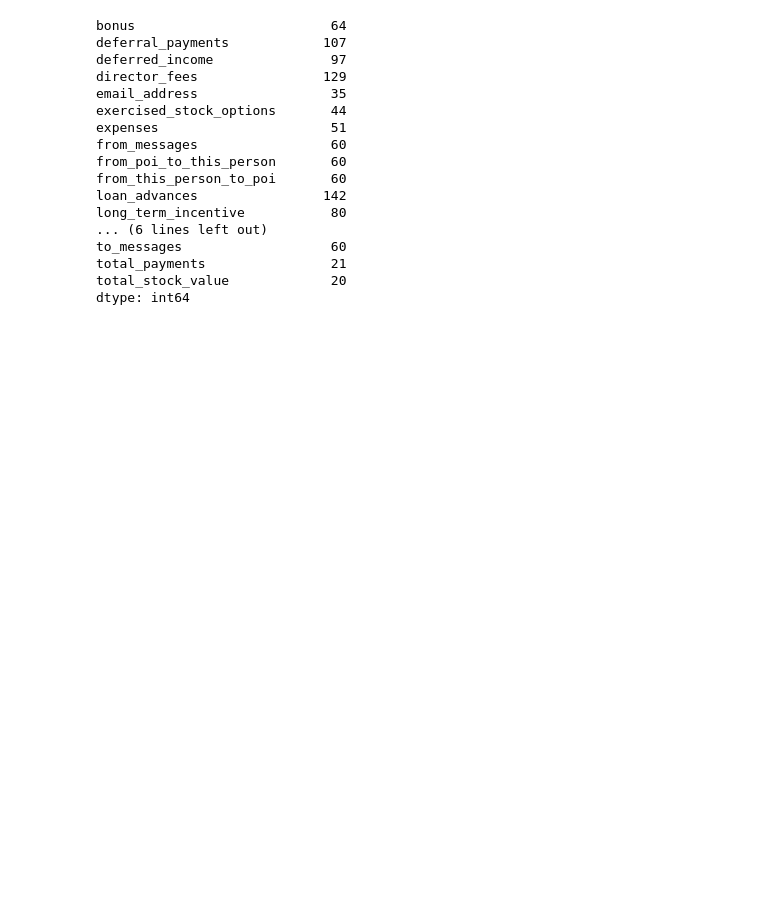
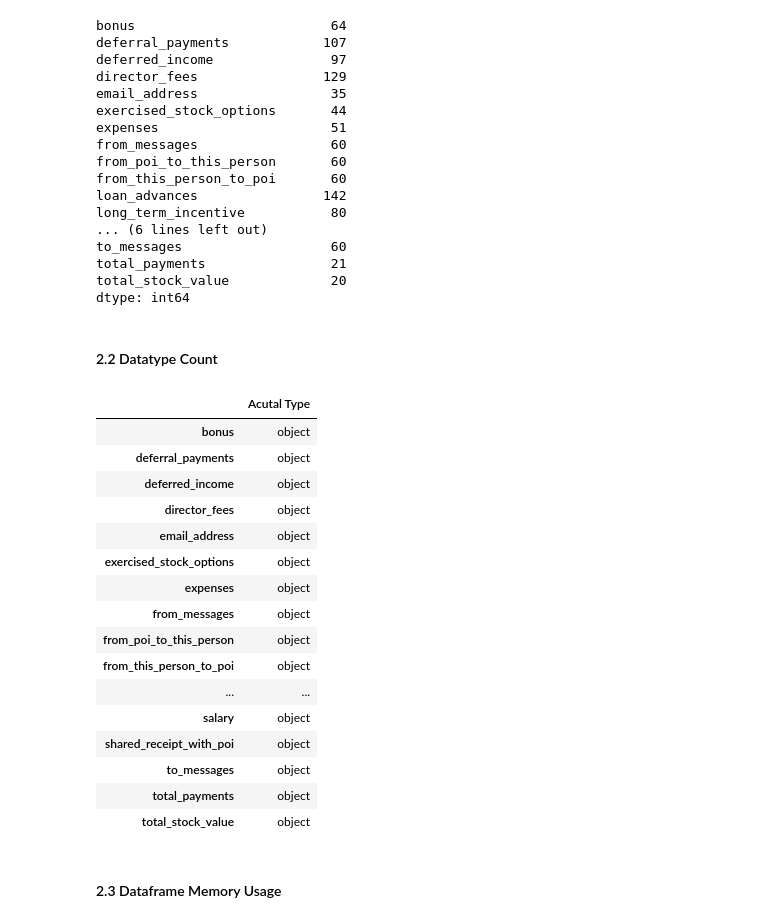
Before and after one commit to DIGITALAPTECH/ML_Boilerplate, a Jupyter notebook: eda.ipynb, the cells around one changed output. Saved outputs shown, nothing was run; the diff lists cells and outputs as text; code cells hidden in the pictures; blank space fills up the shorter version.

```diff
--- a/eda.ipynb
+++ b/eda.ipynb
@@ -50,4 +51,28 @@ to_messages                   60
 total_payments                21
 total_stock_value             20
 dtype: int64
+# %% [markdown]
+#### 2.2 Datatype Count
+# %%
+pd.DataFrame(df.dtypes, columns=['Acutal Type'])
+# %% [output]
+|  | Acutal Type |
+| bonus | object |
+| deferral_payments | object |
+| deferred_income | object |
+| director_fees | object |
+| email_address | object |
+| exercised_stock_options | object |
+| expenses | object |
+| from_messages | object |
+| from_poi_to_this_person | object |
+| from_this_person_to_poi | object |
+| ... | ... |
+| salary | object |
+| shared_receipt_with_poi | object |
+| to_messages | object |
+| total_payments | object |
+| total_stock_value | object |
+# %% [markdown]
+#### 2.3 Dataframe Memory Usage
 # %%
```
Also changed, not shown: parts of 9 cells of this notebook, 1 other file.
